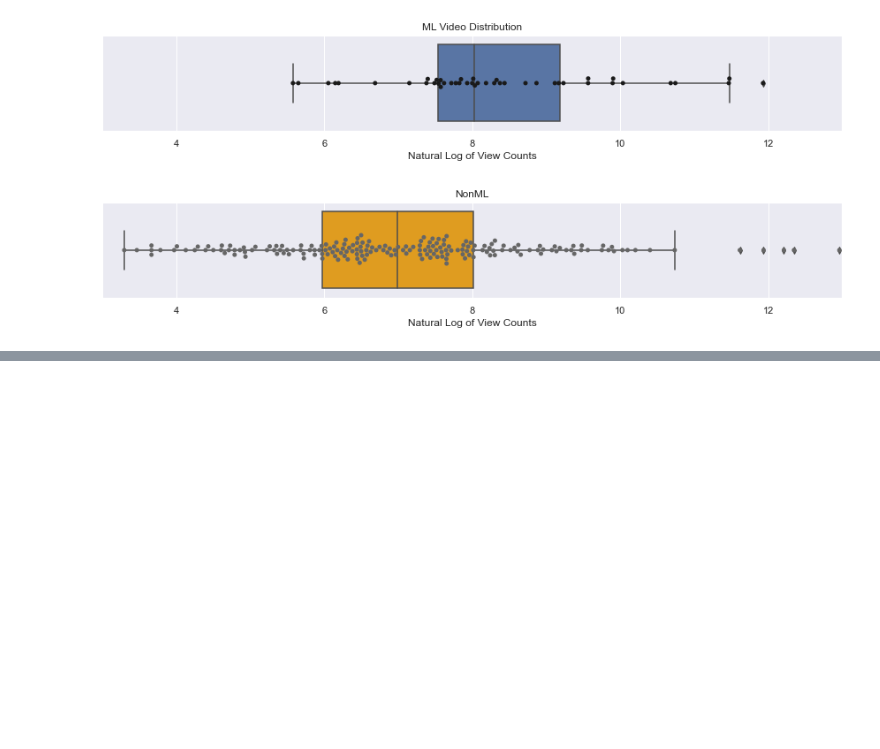
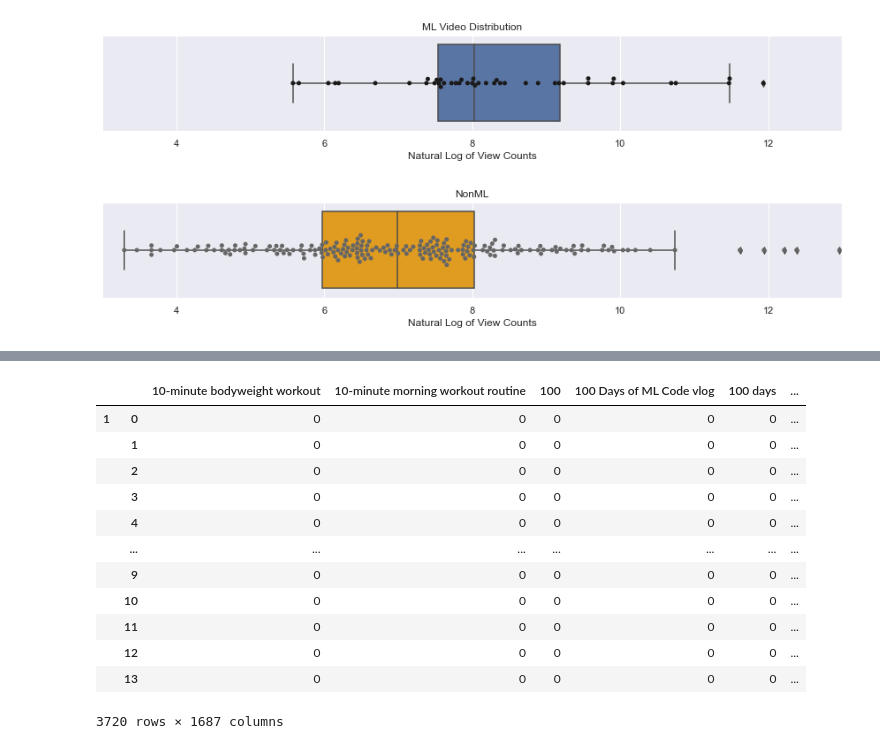
Before and after one commit to shivan-s/MrBourkeYoutubeStats, a Jupyter notebook: MrBourkeYoutubeStats.ipynb, the cells around one changed output, grey strips where cells are left out. Drawn from its saved outputs; the diff is of its cells as text; code cells hidden in the pictures; blank space fills up the shorter version.

```diff
--- a/MrBourkeYoutubeStats.ipynb
+++ b/MrBourkeYoutubeStats.ipynb
@@ -312,0 +339,17 @@ AttributeError: 'list' object has no attribute 'get'
+# %%
+test = pd.get_dummies(df1['snippet.tags'].apply(pd.Series).stack())
+test
+# %% [output]
+|  |  | 10-minute bodyweight workout | 10-minute morning workout routine | 100 | 100 Days of ML Code vlog | 100 days | ... |
+| 1 | 0 | 0 | 0 | 0 | 0 | 0 | ... |
+|  | 1 | 0 | 0 | 0 | 0 | 0 | ... |
+|  | 2 | 0 | 0 | 0 | 0 | 0 | ... |
+|  | 3 | 0 | 0 | 0 | 0 | 0 | ... |
+|  | 4 | 0 | 0 | 0 | 0 | 0 | ... |
+|  | ... | ... | ... | ... | ... | ... | ... |
+|  | 9 | 0 | 0 | 0 | 0 | 0 | ... |
+|  | 10 | 0 | 0 | 0 | 0 | 0 | ... |
+|  | 11 | 0 | 0 | 0 | 0 | 0 | ... |
+|  | 12 | 0 | 0 | 0 | 0 | 0 | ... |
+|  | 13 | 0 | 0 | 0 | 0 | 0 | ... |
+3720 rows × 1687 columns
```
Also changed, not shown: parts of 28 cells of this notebook, 1 other file.
